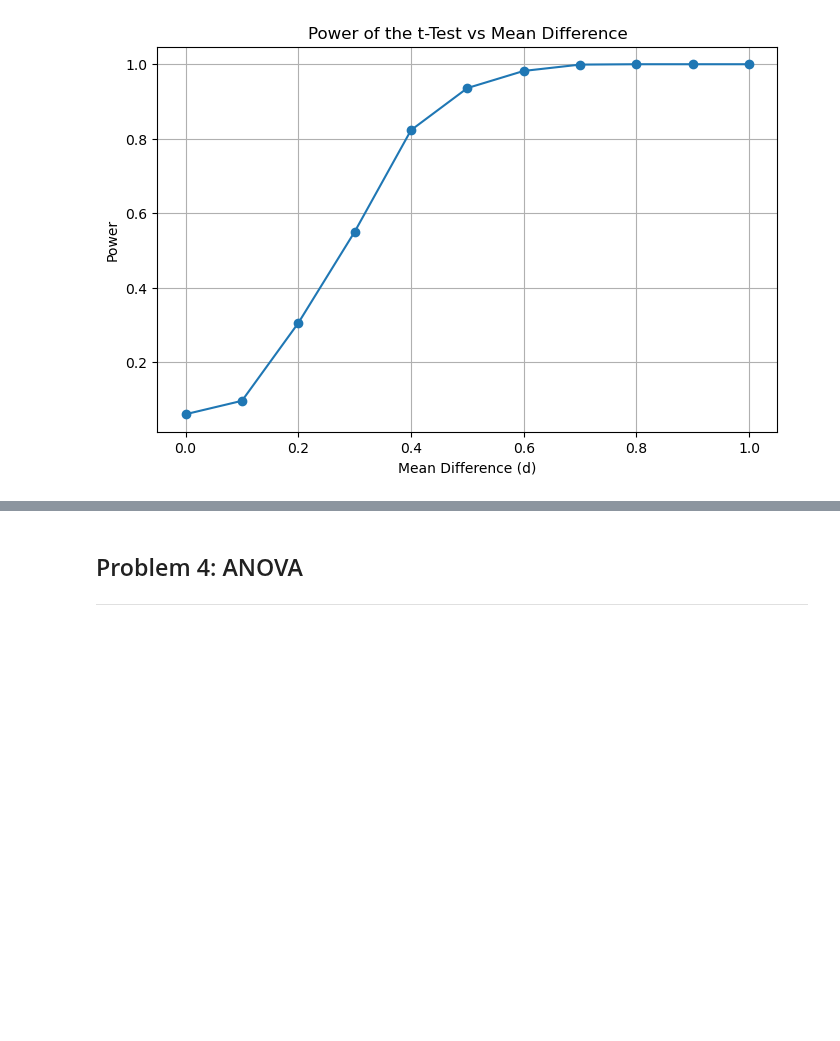
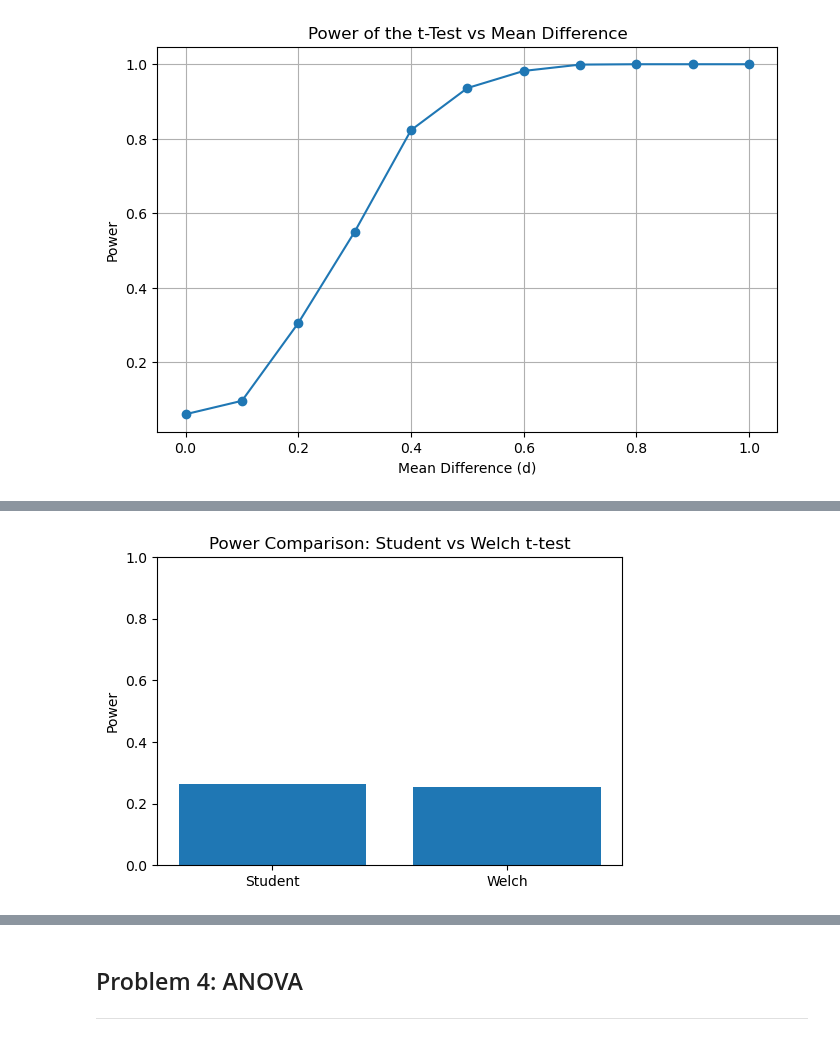
Before and after one commit to FabianeCancian/Applied-statistics, a Jupyter notebook: problems.ipynb, the cells around one changed output, grey strips where cells are left out. Saved outputs shown, nothing was run; the diff lists cells and outputs as text; code cells hidden in the pictures; blank space fills up the shorter version.

Commit message:
Interpretations on T-test

```diff
--- a/problems.ipynb
+++ b/problems.ipynb
@@ -265,0 +372,38 @@ plt.show()
+# %%
+def type_ii_error_rate_ttest(delta, n, sigma_1, sigma_2,
+                             equal_var, n_simulations=1000, alpha=0.05):
+    failures = 0
+
+    for _ in range(n_simulations):
+        x = np.random.normal(0, sigma_1, n)
+        y = np.random.normal(delta, sigma_2, n)
+
+        _, p = ttest_ind(x, y, equal_var=equal_var)
+
+        if p >= alpha:
+            failures += 1
+
+    return failures / n_simulations
+# %%
+type_ii_student = type_ii_error_rate_ttest(
+    delta, n, sigma_1, sigma_2, equal_var=True
+)
+
+type_ii_welch = type_ii_error_rate_ttest(
+    delta, n, sigma_1, sigma_2, equal_var=False
+)
+
+power_student = 1 - type_ii_student
+power_welch = 1 - type_ii_welch
+# %%
+labels = ["Student", "Welch"]
+power_values = [power_student, power_welch]
+
+plt.figure(figsize=(6, 4))
+plt.bar(labels, power_values)
+plt.ylabel("Power")
+plt.title("Power Comparison: Student vs Welch t-test")
+plt.ylim(0, 1)
+plt.show()
+# %% [output]
+[figure, added]
```
Also changed, not shown: parts of 12 cells of this notebook.
